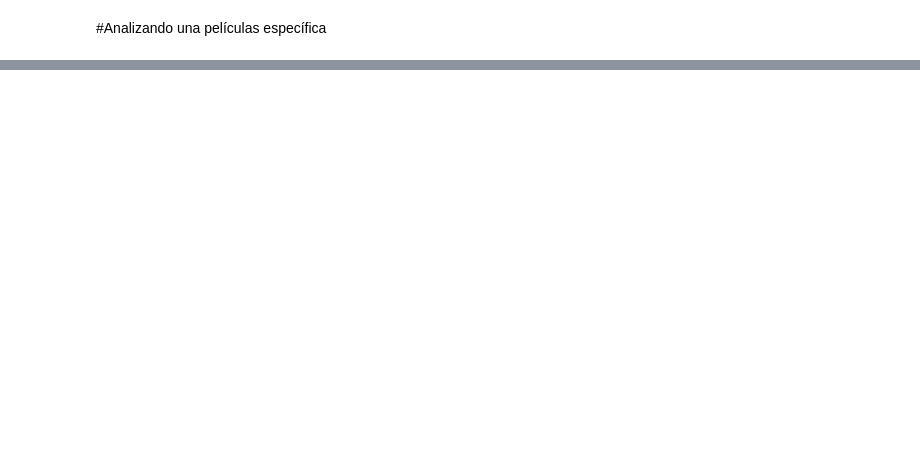
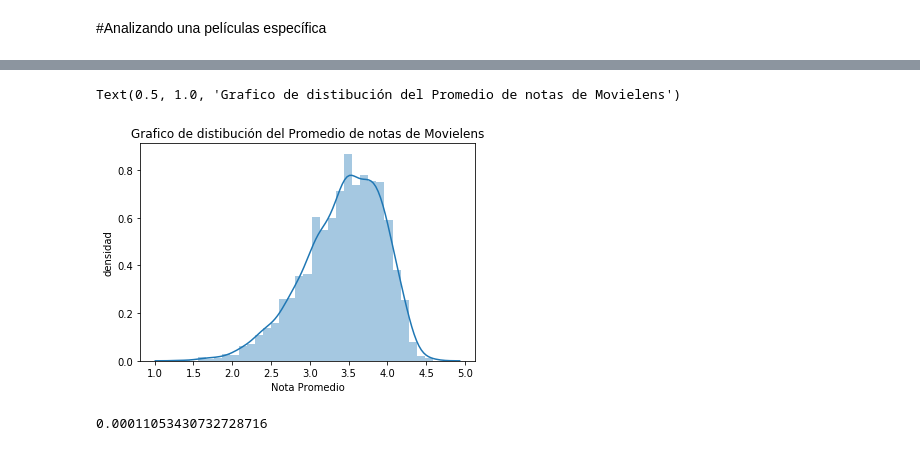
Before and after one commit to alura-cursos/introduccionTestsEstadisticos, a Jupyter notebook: introducción_a_tests_estadísticos.ipynb, the cells around one changed output, grey strips where cells are left out. Drawn from its saved outputs; the diff is of its cells as text; code cells hidden in the pictures; blank space fills up the shorter version.

```diff
--- a/introducción_a_tests_estadísticos.ipynb
+++ b/introducción_a_tests_estadísticos.ipynb
@@ -261,0 +573,7 @@ comparacion.summary(use_t=True)
+# %%
+ax = sns.distplot(nota_promedio_por_pelicula_10_o_mas_votos.values)
+ax.set(xlabel = "Nota Promedio", ylabel = "densidad")
+ax.set_title("Grafico de distibución del Promedio de notas de Movielens")
+# %% [output]
+Text(0.5, 1.0, 'Grafico de distibución del Promedio de notas de Movielens')
+[figure, added]
@@ -261,0 +584,4 @@ comparacion.summary(use_t=True)
+# %%
+p
+# %% [output]
+0.00011053430732728716
```
Also changed, not shown: parts of 68 cells of this notebook, 2 other files.
